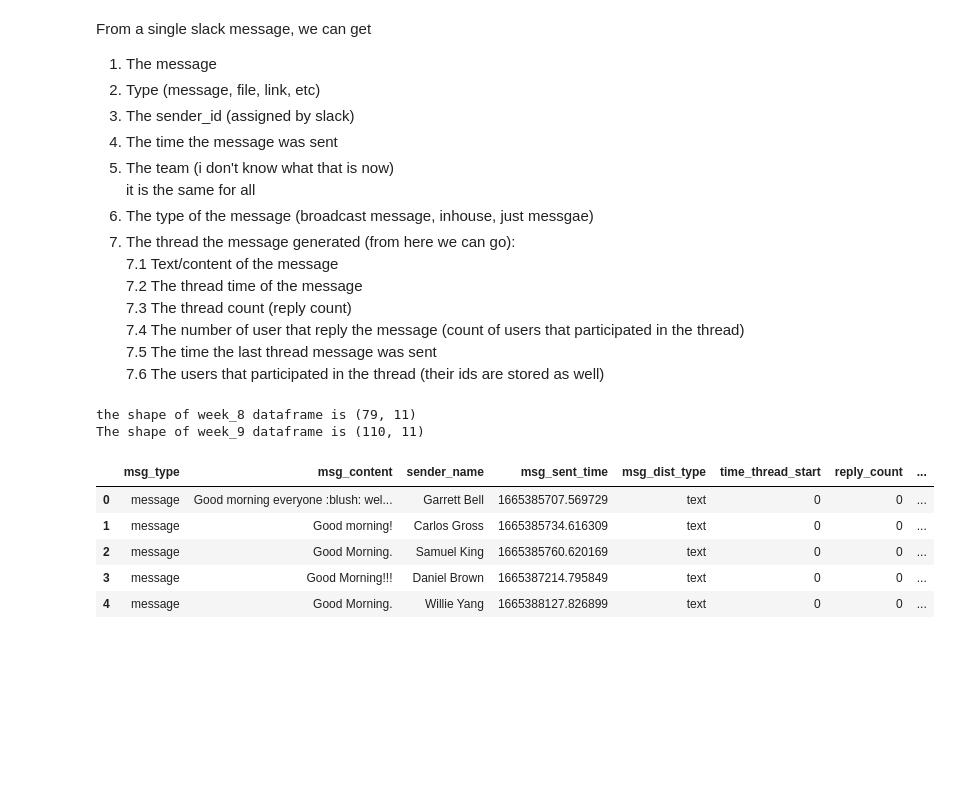
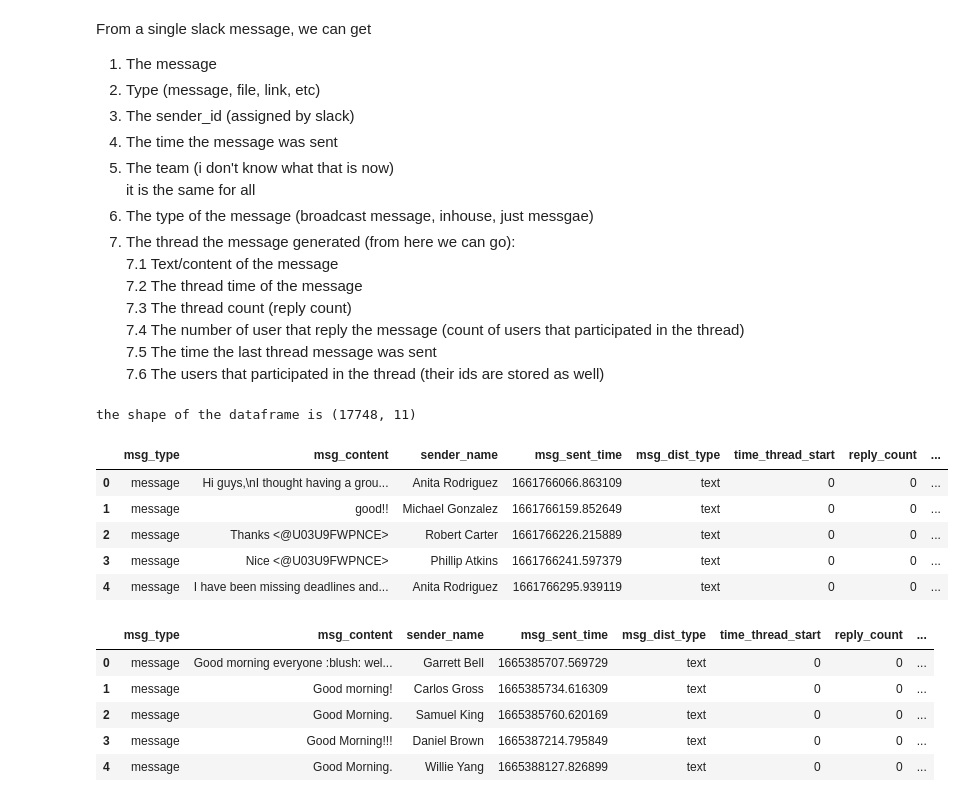
Before and after one commit to Keriii/week-0, a Jupyter notebook: notebooks/parse_slack_data.ipynb, the cells around one changed output. Drawn from its saved outputs; the diff is of its cells as text; code cells hidden in the pictures; blank space fills up the shorter version.

```diff
--- a/notebooks/parse_slack_data.ipynb
+++ b/notebooks/parse_slack_data.ipynb
@@ -52,18 +57,21 @@ x = loader.channels
 # %%
-week_path = "C:/Users/ok/Desktop/Week_0/week-0/data/channels/weeks"
+#path that contains all the channels
+path2 = 'C:/Users/ok/Desktop/Week_0/week-0/data/select'
-# %%
-# now lets define the path for week 8 and week 9
-week_8_path = "C:/Users/ok/Desktop/Week_0/week-0/data/channels/weeks/all-week8"
-week_9_path = "C:/Users/ok/Desktop/Week_0/week-0/data/channels/weeks/all-week9"
-
-#now lets extract the data from the all-week8 and all-week9 folders
-week_8 = utils.slack_parser(week_8_path)
-week_9 = utils.slack_parser(week_9_path)
-print('the shape of week_8 dataframe is', week_8.shape)
-print('The shape of week_9 dataframe is', week_9.shape)
-# %% [output]
-the shape of week_8 dataframe is (79, 11)
-The shape of week_9 dataframe is (110, 11)
+# %%
+#load all the datas from all the cannels into a dataframe 'data'
+data = utils.slack_parser(path2)
+
+#the dataftame shape for all the data provided is
+print('the shape of the dataframe is', data.shape)
+data.head()
+# %% [output]
+the shape of the dataframe is (17748, 11)
+|  | msg_type | msg_content | sender_name | msg_sent_time | msg_dist_type | time_thread_start | reply_count | ... |
+| 0 | message | Hi guys,\nI thought having a grou... | Anita Rodriguez | 1661766066.863109 | text | 0 | 0 | ... |
+| 1 | message | good!! | Michael Gonzalez | 1661766159.852649 | text | 0 | 0 | ... |
+| 2 | message | Thanks <@U03U9FWPNCE> | Robert Carter | 1661766226.215889 | text | 0 | 0 | ... |
+| 3 | message | Nice <@U03U9FWPNCE> | Phillip Atkins | 1661766241.597379 | text | 0 | 0 | ... |
+| 4 | message | I have been missing deadlines and... | Anita Rodriguez | 1661766295.939119 | text | 0 | 0 | ... |
 # %%
 #lets connacate the two weeks into one dataframe
 data = pd.concat([week_8, week_9])
```
Also changed, not shown: parts of 6 cells of this notebook.
